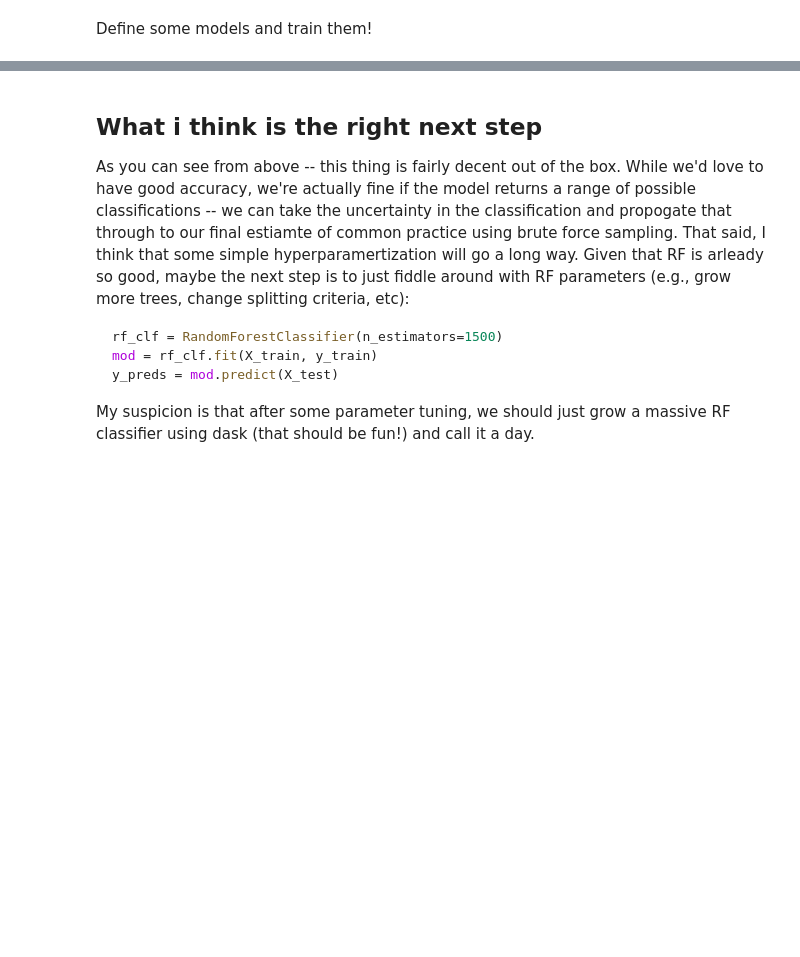
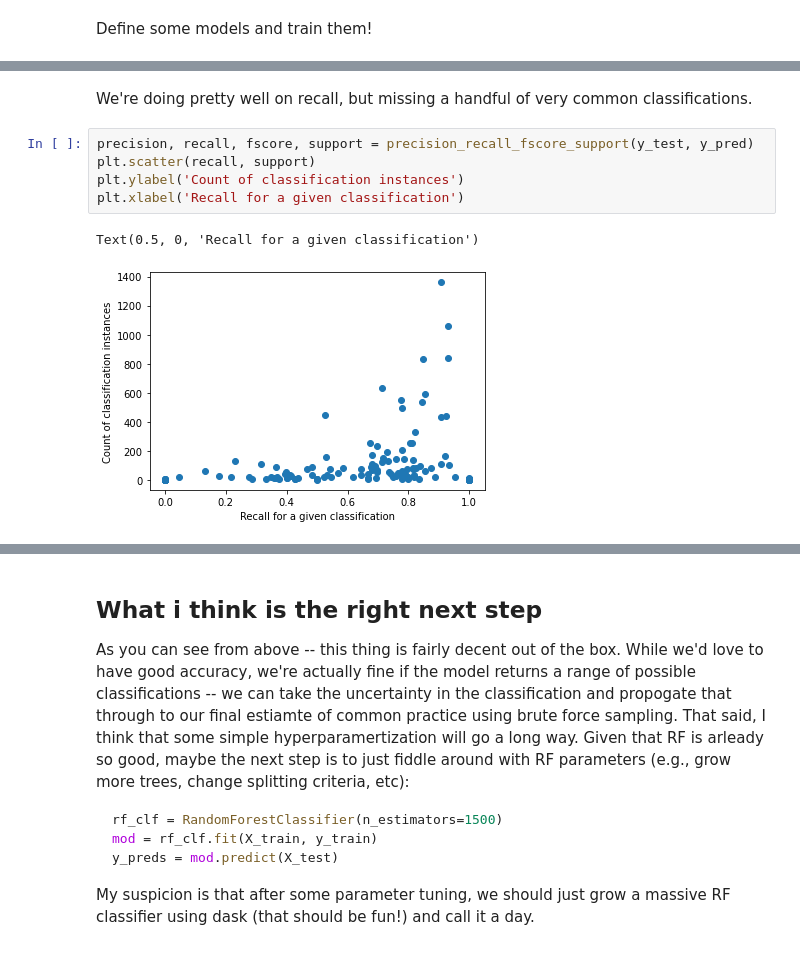
Before and after one commit to carbonplan/forest-offsets, a Jupyter notebook: notebooks/intro-to-fortyp-classification.ipynb, the cells around one changed output, grey strips where cells are left out. Drawn from its saved outputs; the diff is of its cells as text; blank space fills up the shorter version.

```diff
--- a/notebooks/intro-to-fortyp-classification.ipynb
+++ b/notebooks/intro-to-fortyp-classification.ipynb
@@ -306,0 +427,10 @@ for name, clf in clfs.items():
+# %% [markdown]
+We're doing pretty well on recall, but missing a handful of very common classifications.
+# %%
+precision, recall, fscore, support = precision_recall_fscore_support(y_test, y_pred)
+plt.scatter(recall, support)
+plt.ylabel('Count of classification instances')
+plt.xlabel('Recall for a given classification')
+# %% [output]
+Text(0.5, 0, 'Recall for a given classification')
+[figure, added]
```
Also changed, not shown: parts of 58 cells of this notebook.
